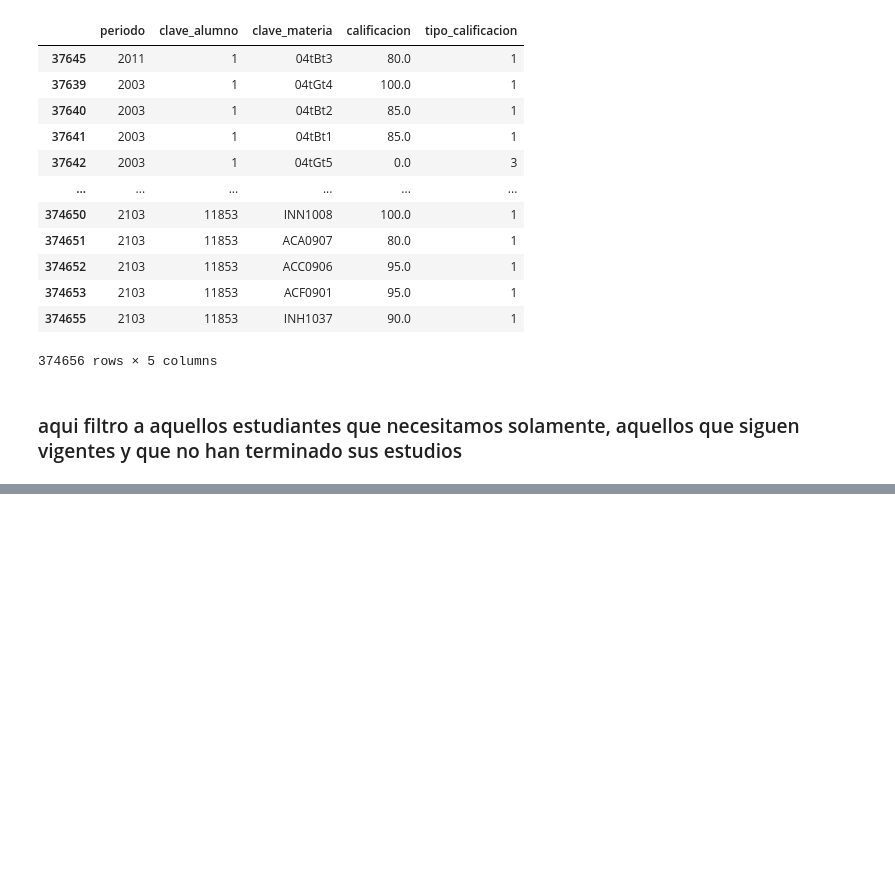
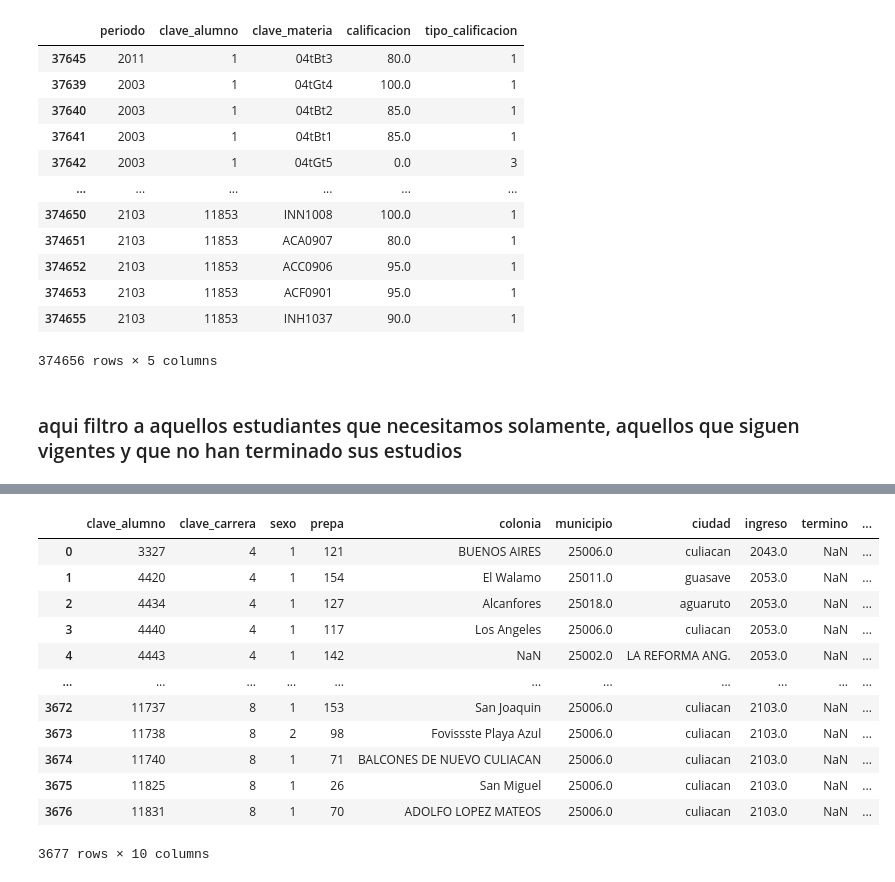
Before and after one commit to KingSplatt/Data-Analysis, a Jupyter notebook: data-analysis.ipynb, the cells around one changed output, grey strips where cells are left out. Drawn from its saved outputs; the diff is of its cells as text; code cells hidden in the pictures; blank space fills up the shorter version.

```diff
--- a/data-analysis.ipynb
+++ b/data-analysis.ipynb
@@ -244,0 +262,31 @@ array(['BUENOS AIRES', 'EL WALAMO', 'ALCANFORES', 'LOS ANGELES', nan,
+# %%
+# filtra las colonias que tienen 3 o menos caracteres
+
+con = pd.DataFrame(columns=["colonia"])
+filtro = correcta3['colonia'].dropna().apply(len).between(1, 3)
+filtro = filtro.reindex(correcta3.index, fill_value=False)
+valores_filtrados = correcta3.loc[filtro, 'colonia'].unique()
+if len(valores_filtrados) > 0:
+    con = pd.DataFrame(valores_filtrados, columns=["colonia"])
+con
+
+# Eliminar las colonias que tienes 3 o menos caracteres en el dataset
+filtro = correcta3['colonia'].dropna().apply(len).between(1, 3)
+filtro = filtro.reindex(correcta3.index, fill_value=False)
+correcta3 = correcta3[~filtro]
+correcta3.reset_index(drop=True, inplace=True)
+correcta3
+# %% [output]
+|  | clave_alumno | clave_carrera | sexo | prepa | colonia | municipio | ciudad | ingreso | termino | ... |
+| 0 | 3327 | 4 | 1 | 121 | BUENOS AIRES | 25006.0 | culiacan | 2043.0 | NaN | ... |
+| 1 | 4420 | 4 | 1 | 154 | El Walamo | 25011.0 | guasave | 2053.0 | NaN | ... |
+| 2 | 4434 | 4 | 1 | 127 | Alcanfores | 25018.0 | aguaruto | 2053.0 | NaN | ... |
+| 3 | 4440 | 4 | 1 | 117 | Los Angeles | 25006.0 | culiacan | 2053.0 | NaN | ... |
+| 4 | 4443 | 4 | 1 | 142 | NaN | 25002.0 | LA REFORMA ANG. | 2053.0 | NaN | ... |
+| ... | ... | ... | ... | ... | ... | ... | ... | ... | ... | ... |
+| 3672 | 11737 | 8 | 1 | 153 | San Joaquin | 25006.0 | culiacan | 2103.0 | NaN | ... |
+| 3673 | 11738 | 8 | 2 | 98 | Fovissste Playa Azul | 25006.0 | culiacan | 2103.0 | NaN | ... |
+| 3674 | 11740 | 8 | 1 | 71 | BALCONES DE NUEVO CULIACAN | 25006.0 | culiacan | 2103.0 | NaN | ... |
+| 3675 | 11825 | 8 | 1 | 26 | San Miguel | 25006.0 | culiacan | 2103.0 | NaN | ... |
+| 3676 | 11831 | 8 | 1 | 70 | ADOLFO LOPEZ MATEOS | 25006.0 | culiacan | 2103.0 | NaN | ... |
+3677 rows × 10 columns
```
Also changed, not shown: parts of 11 cells of this notebook.
